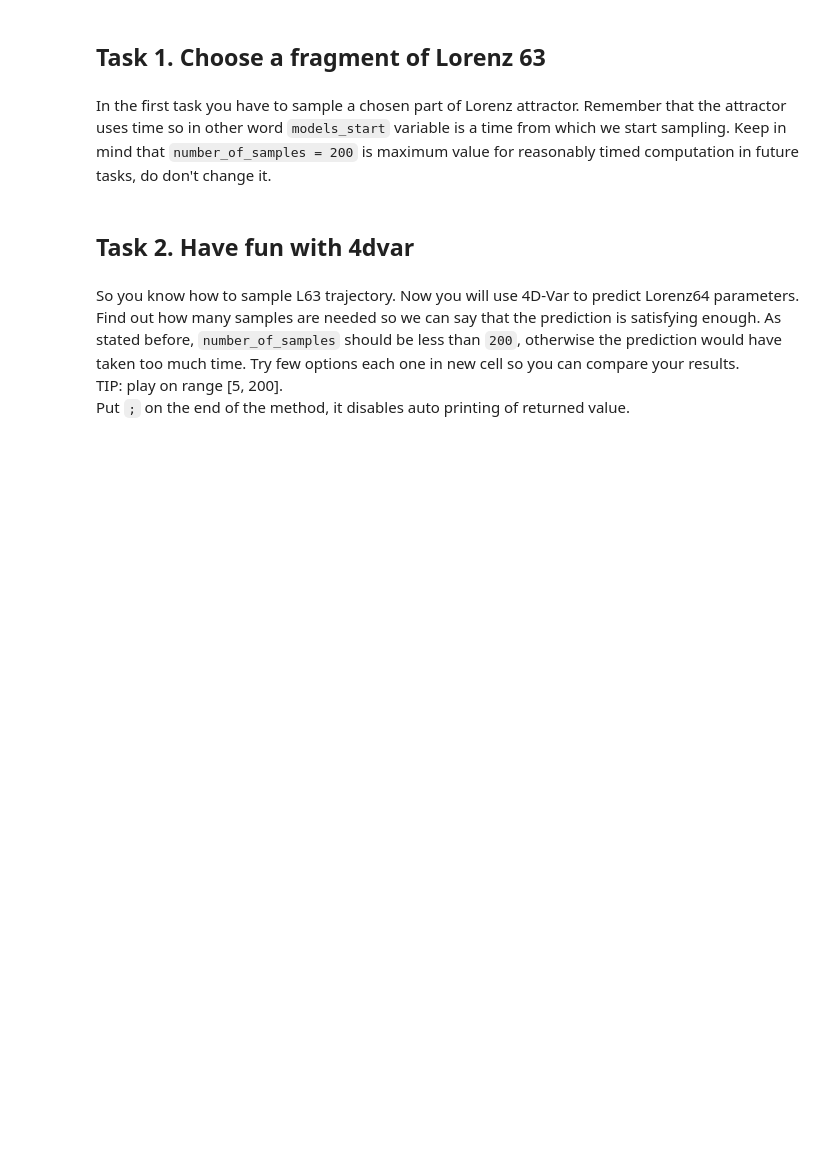
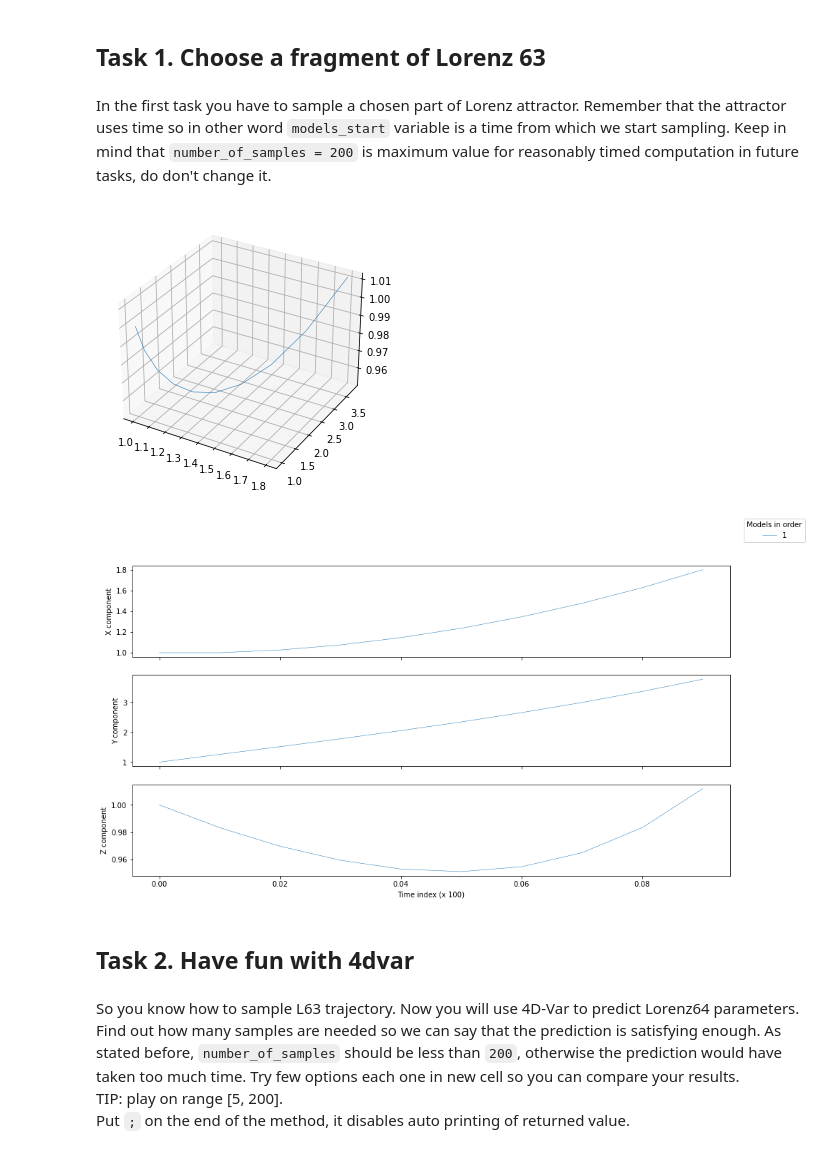
Before and after one commit to boro28/supermodeling, a Jupyter notebook: supermodeling.ipynb, the cells around one changed output. Cells and saved outputs as stored; diff of their text form; code cells hidden in the pictures; blank space fills up the shorter version.

```diff
--- a/supermodeling.ipynb
+++ b/supermodeling.ipynb
@@ -191,13 +194,16 @@ Remember that the attractor uses time so in other word `models_start` variable i
 Keep in mind that `number_of_samples = 200` is maximum value for reasonably timed computation in future tasks, do don't change it.
 # %%
 # TODO: find fancy, not too long trajectory of L63
-model_start = ??
+model_start = 0
 # %%
 l63, l63_timeline = generate_lorenz(
     start_time=model_start,
-    number_of_samples=200
+    number_of_samples=10
 )
 plot_model(l63, l63_timeline)
+# %% [output]
+[figure, added]
+[figure, added]
 # %% [markdown]
 ## Task 2. Have fun with 4dvar
 # %% [markdown]
```
Also changed, not shown: parts of 11 cells of this notebook.
